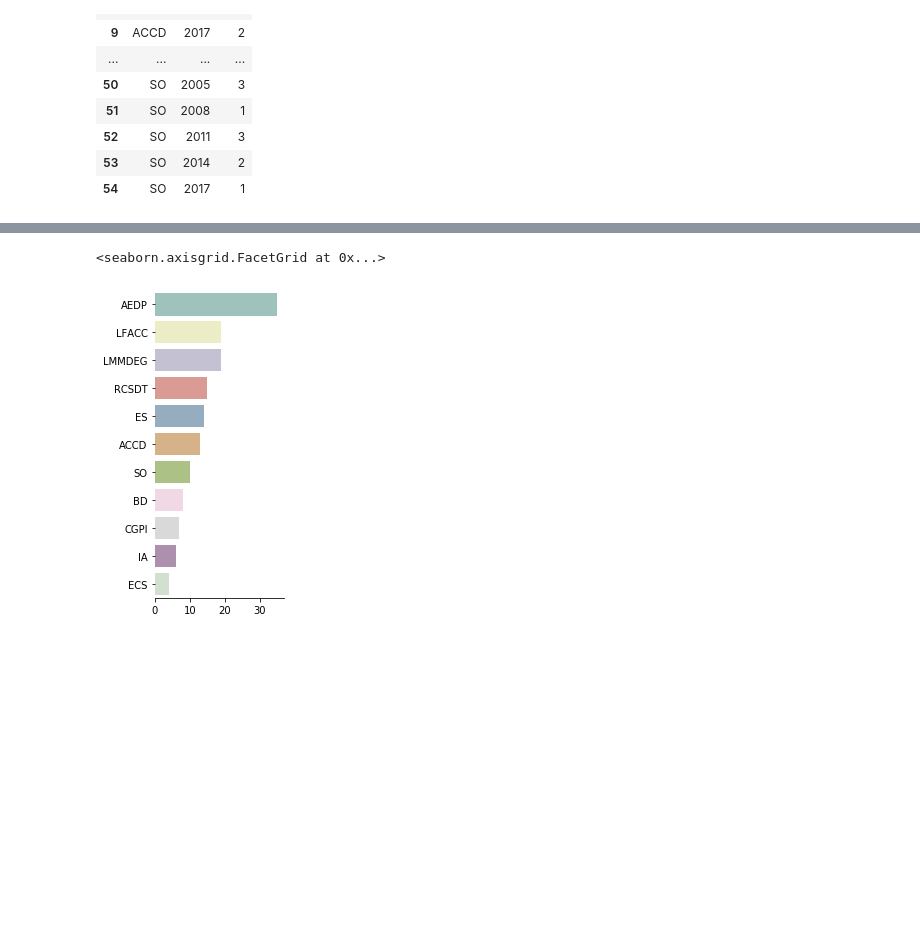
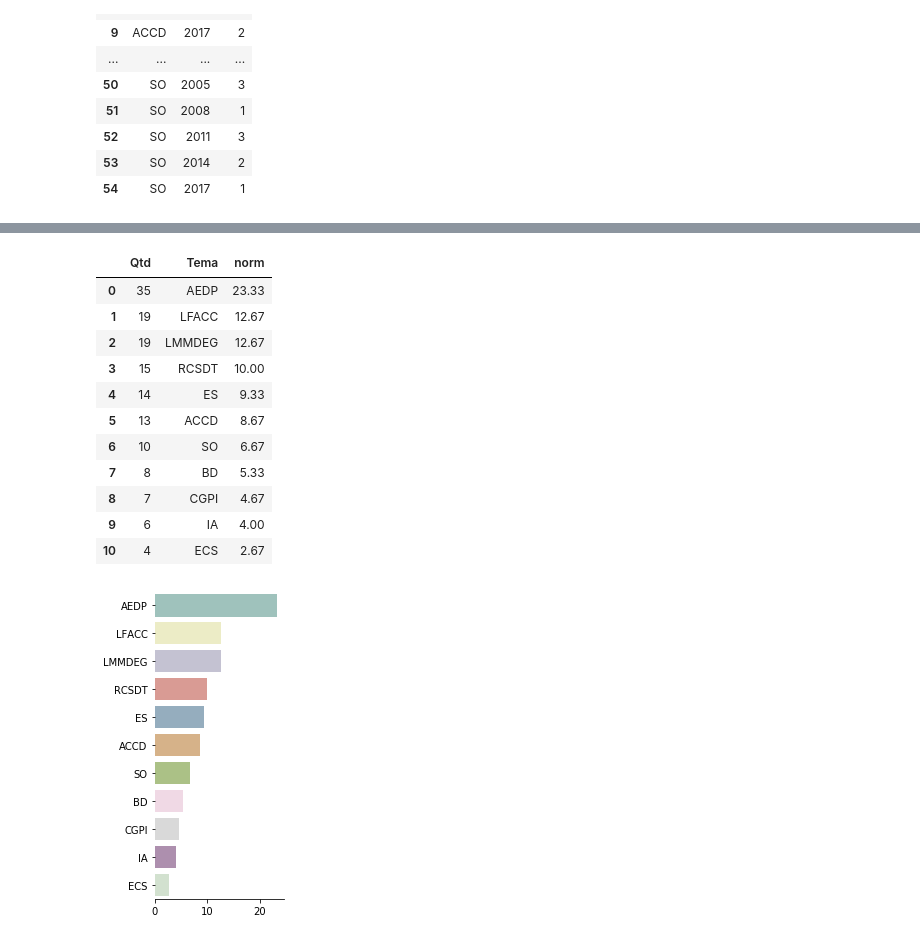
Before and after one commit to joaolso/enade2005-2017, a Jupyter notebook: data-visualization.ipynb, the cells around one changed output, grey strips where cells are left out. Cells and saved outputs as stored; diff of their text form; code cells hidden in the pictures; blank space fills up the shorter version.

```diff
--- a/data-visualization.ipynb
+++ b/data-visualization.ipynb
@@ -65,19 +65,35 @@ g = sns.catplot(x="Qtd", y="Tema", col="Ano",
 # %%
 dataTotal = pd.DataFrame(data.groupby("Tema")["Qtd"].sum())
 tempTema = data.groupby("Tema")["Qtd"].sum().index.to_list()
 dataTotal["Tema"] = tempTema
 dataTotal.reset_index(drop=True, inplace=True)
 
 data_sortTotal = dataTotal.sort_values(['Qtd'],ascending=False).reset_index(drop=True)
 
-g = sns.catplot(x="Qtd", y="Tema",
+
+data_sortTotal["norm"] = round((data_sortTotal["Qtd"]/data_sortTotal["Qtd"].sum())*100,2)
+
+g = sns.catplot(x="norm", y="Tema",
                 data=data_sortTotal, saturation=.5,
                 kind="bar", ci=None, aspect=.6, palette="Set3")
 (g.set_axis_labels("", "")
-  .set_xticklabels()
-  .set_titles("")
-  .set()
+#   .set_xticklabels()
+#   .set_titles("")
+#   .set()
   .despine(left=True))
+
+data_sortTotal
 # %% [output]
-<seaborn.axisgrid.FacetGrid at 0x...>
+|  | Qtd | Tema | norm |
+| 0 | 35 | AEDP | 23.33 |
+| 1 | 19 | LFACC | 12.67 |
+| 2 | 19 | LMMDEG | 12.67 |
+| 3 | 15 | RCSDT | 10.00 |
+| 4 | 14 | ES | 9.33 |
+| 5 | 13 | ACCD | 8.67 |
+| 6 | 10 | SO | 6.67 |
+| 7 | 8 | BD | 5.33 |
+| 8 | 7 | CGPI | 4.67 |
+| 9 | 6 | IA | 4.00 |
+| 10 | 4 | ECS | 2.67 |
-[figure, old version]
+[figure, new version]
```
Also changed, not shown: parts of 1 cell of this notebook, 2 other files.
